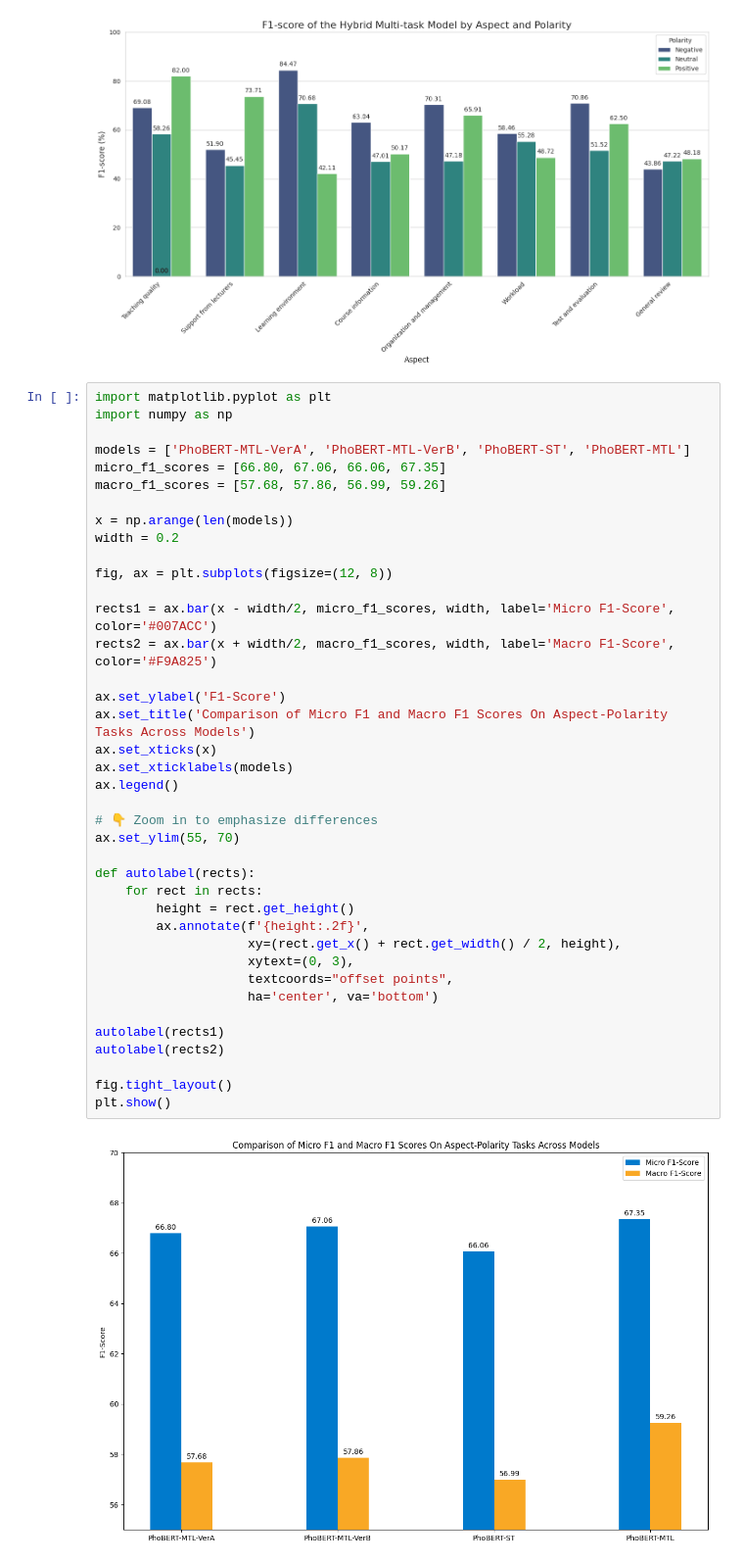
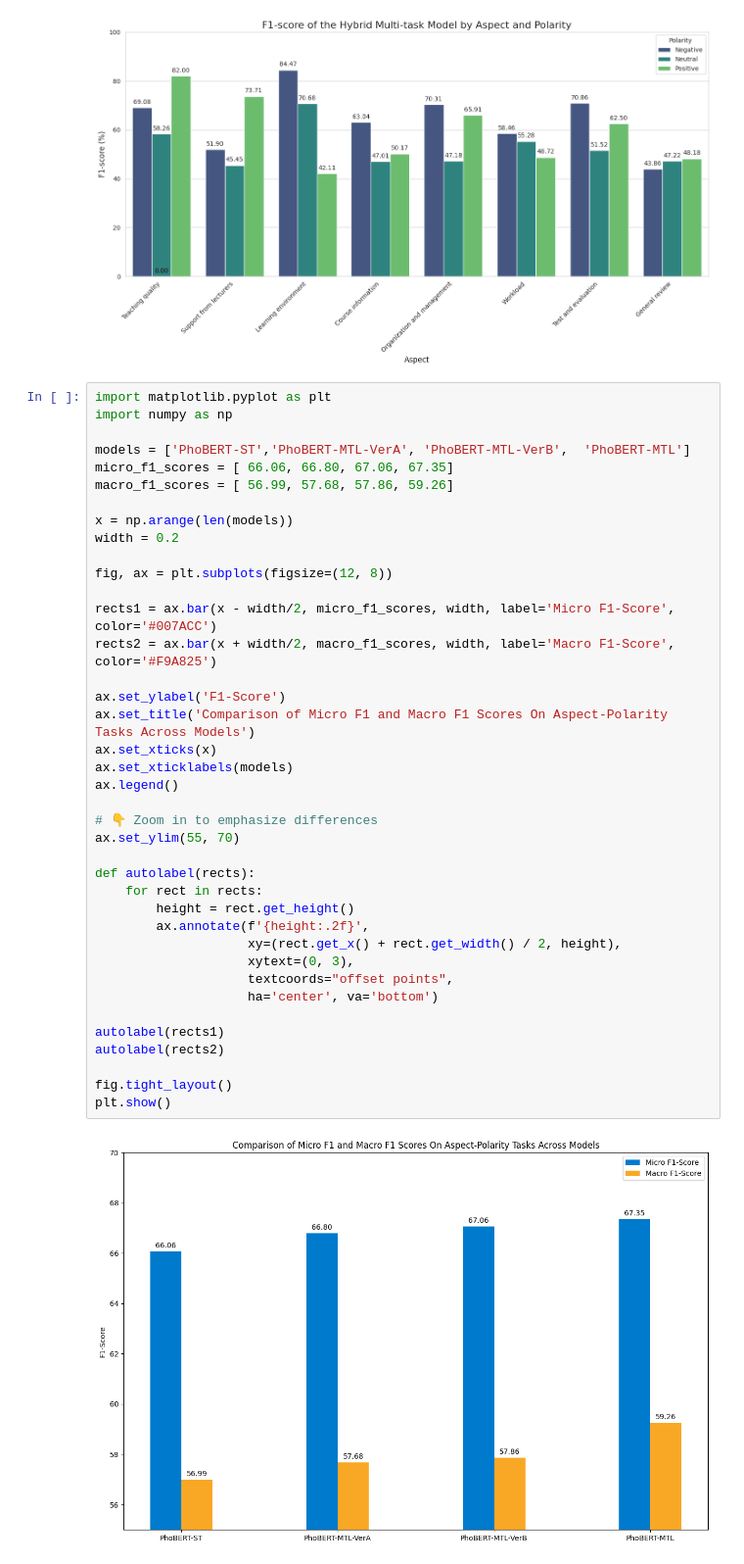
Before and after one commit to thavananh/pytorch_coban, a Jupyter notebook: project_ca_nhan/pytorch_uit_vsfc_absa/Plot_DatasetLabel_UIT.ipynb, the cells around one changed output. Shown: that part at 98% size. Drawn from its saved outputs; the diff is of its cells as text.

```diff
--- a/project_ca_nhan/pytorch_uit_vsfc_absa/Plot_DatasetLabel_UIT.ipynb
+++ b/project_ca_nhan/pytorch_uit_vsfc_absa/Plot_DatasetLabel_UIT.ipynb
@@ -448,40 +448,40 @@ plt.show()
 import matplotlib.pyplot as plt
 import numpy as np
 
-models = ['PhoBERT-MTL-VerA', 'PhoBERT-MTL-VerB', 'PhoBERT-ST', 'PhoBERT-MTL']
-micro_f1_scores = [66.80, 67.06, 66.06, 67.35]
-macro_f1_scores = [57.68, 57.86, 56.99, 59.26]
+models = ['PhoBERT-ST','PhoBERT-MTL-VerA', 'PhoBERT-MTL-VerB',  'PhoBERT-MTL']
+micro_f1_scores = [ 66.06, 66.80, 67.06, 67.35]
+macro_f1_scores = [ 56.99, 57.68, 57.86, 59.26]
 
 x = np.arange(len(models))
 width = 0.2
 
 fig, ax = plt.subplots(figsize=(12, 8))
 
 rects1 = ax.bar(x - width/2, micro_f1_scores, width, label='Micro F1-Score', color='#007ACC')
 rects2 = ax.bar(x + width/2, macro_f1_scores, width, label='Macro F1-Score', color='#F9A825')
 
 ax.set_ylabel('F1-Score')
 ax.set_title('Comparison of Micro F1 and Macro F1 Scores On Aspect-Polarity Tasks Across Models')
 ax.set_xticks(x)
 ax.set_xticklabels(models)
 ax.legend()
 
 # 👇 Zoom in to emphasize differences
 ax.set_ylim(55, 70)
 
 def autolabel(rects):
     for rect in rects:
         height = rect.get_height()
         ax.annotate(f'{height:.2f}',
                     xy=(rect.get_x() + rect.get_width() / 2, height),
                     xytext=(0, 3),
                     textcoords="offset points",
                     ha='center', va='bottom')
 
 autolabel(rects1)
 autolabel(rects2)
 
 fig.tight_layout()
 plt.show()
 # %% [output]
-[figure, old version]
+[figure, new version]
```
Also changed, not shown: 14 other files.
